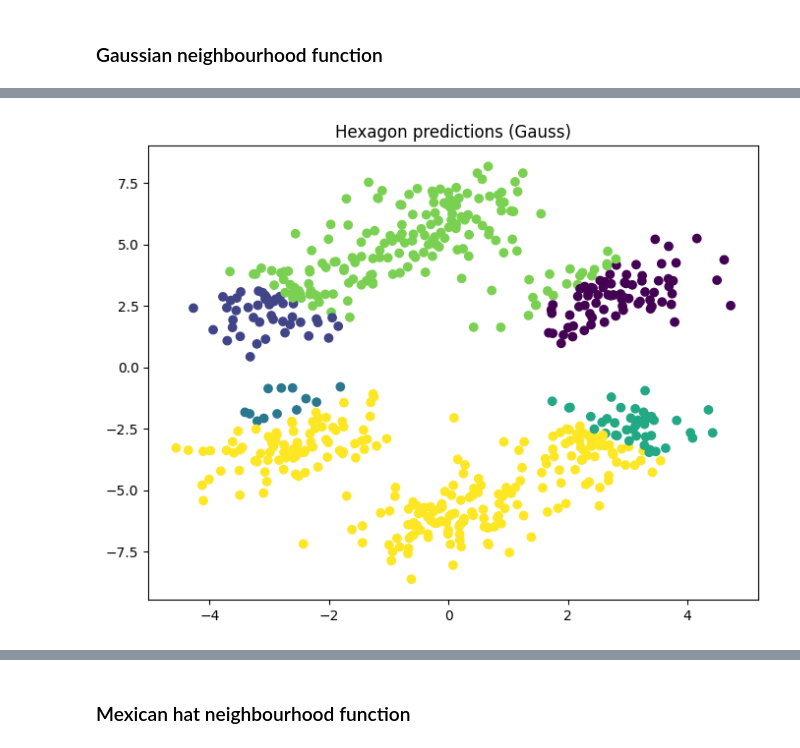
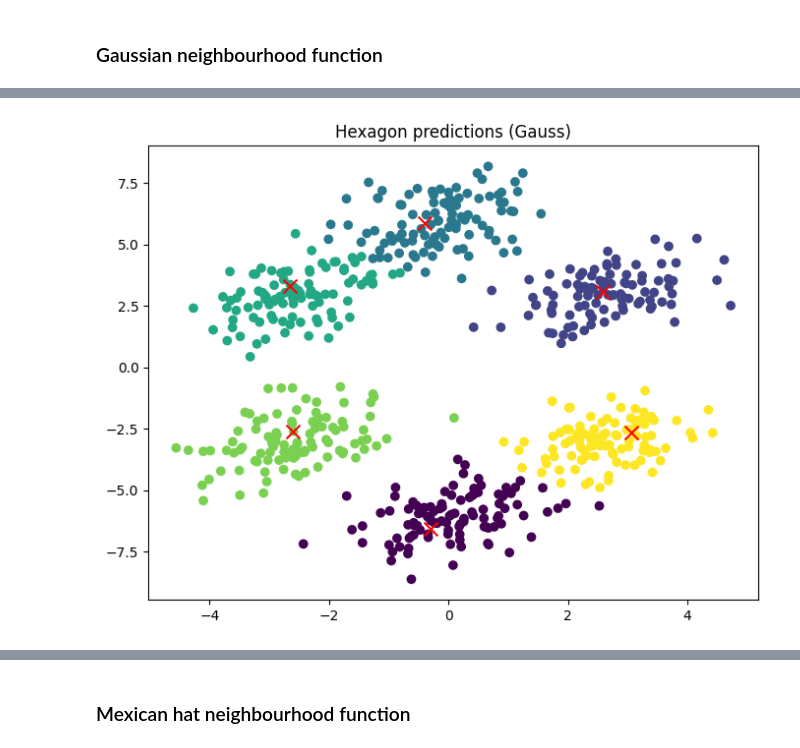
Before and after one commit to maciejors/neural-networks, a Jupyter notebook: kohonen_network/koh1.ipynb, the cells around one changed output, grey strips where cells are left out. Saved outputs shown, nothing was run; the diff lists cells and outputs as text; code cells hidden in the pictures.

```diff
--- a/kohonen_network/koh1.ipynb
+++ b/kohonen_network/koh1.ipynb
@@ -123,7 +123,7 @@ koh_hex_gauss = KohonenNetwork(
 )
 # %%
 koh_hex_gauss.train(
-    data=hex_xy, epochs=100, init_lr=1, lr_decay_func=alpha_func,
+    data=hex_xy, epochs=50, init_lr=1, lr_decay_func=alpha_func,
     neighbourhood_func=GaussFunction(nbhood_width_factor=0.1),
     verbosity_period=25, random_state=3,
 )
@@ -147,8 +139,10 @@ Epoch 100 done!
 # %%
 pred = koh_hex_gauss.predict(hex_xy)
 # %%
+fig = plt.figure()
 plt.scatter(x='x', y='y', data=hexagon, c=pred)
+koh_hex_gauss.visualise_weights(size=100, fig=fig)
 plt.title('Hexagon predictions (Gauss)')
 plt.show()
 # %% [output]
-[figure, old version]
+[figure, new version]
```
Also changed, not shown: parts of 13 cells of this notebook, 2 other files.
